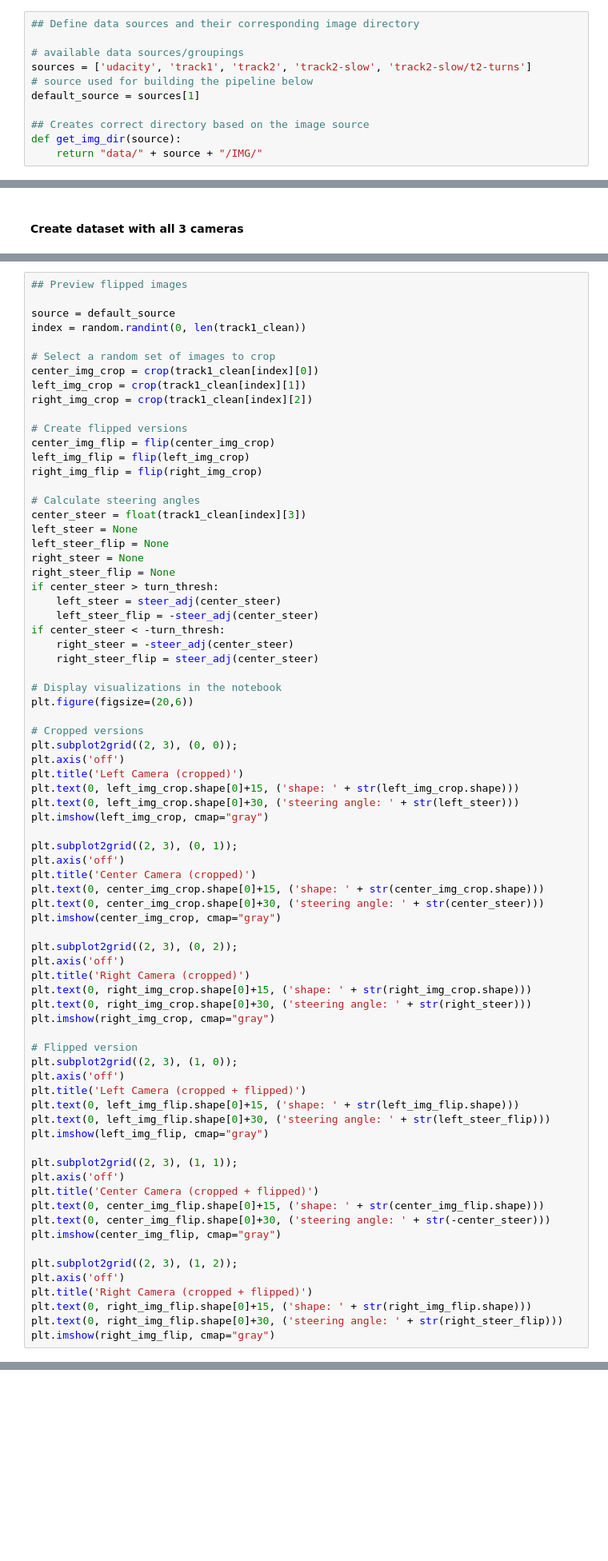
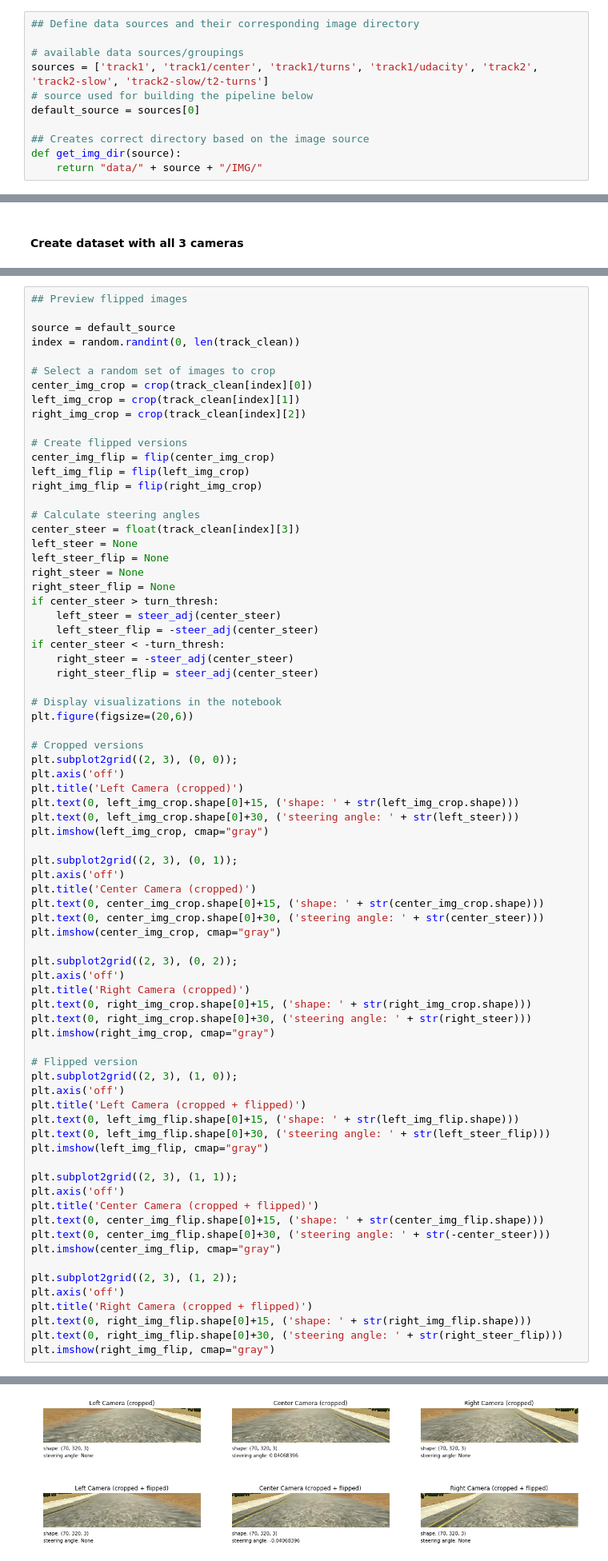
Before and after one commit to tommytracey/udacity, a Jupyter notebook: self-driving-nano/projects/3-behavioral-cloning/behavioral-cloning-v43.ipynb, the cells around one changed output, grey strips where cells are left out. Shown at 80% size. Drawn from its saved outputs; the diff is of its cells as text; blank space fills up the shorter version.

```diff
--- a/self-driving-nano/projects/3-behavioral-cloning/behavioral-cloning-v43.ipynb
+++ b/self-driving-nano/projects/3-behavioral-cloning/behavioral-cloning-v43.ipynb
@@ -259,9 +263,9 @@ Avg per bin: 1020.0
 ## Define data sources and their corresponding image directory
 
 # available data sources/groupings
-sources = ['udacity', 'track1', 'track2', 'track2-slow', 'track2-slow/t2-turns']
+sources = ['track1', 'track1/center', 'track1/turns', 'track1/udacity', 'track2', 'track2-slow', 'track2-slow/t2-turns']
 # source used for building the pipeline below
-default_source = sources[1]
+default_source = sources[0]
 
 ## Creates correct directory based on the image source
 def get_img_dir(source):
@@ -586,12 +590,12 @@ Again, we also crop the images here for demo purposes, so we get a better idea o
 ## Preview flipped images
 
 source = default_source
-index = random.randint(0, len(track1_clean))
+index = random.randint(0, len(track_clean))
 
 # Select a random set of images to crop
-center_img_crop = crop(track1_clean[index][0])
-left_img_crop = crop(track1_clean[index][1])
-right_img_crop = crop(track1_clean[index][2])
+center_img_crop = crop(track_clean[index][0])
+left_img_crop = crop(track_clean[index][1])
+right_img_crop = crop(track_clean[index][2])
 
 # Create flipped versions
 center_img_flip = flip(center_img_crop)
@@ -599,7 +603,7 @@ left_img_flip = flip(left_img_crop)
 right_img_flip = flip(right_img_crop)
 
 # Calculate steering angles
-center_steer = float(track1_clean[index][3])
+center_steer = float(track_clean[index][3])
 left_steer = None
 left_steer_flip = None
 right_steer = None
@@ -657,3 +661,4 @@ plt.title('Right Camera (cropped + flipped)')
 plt.text(0, right_img_flip.shape[0]+15, ('shape: ' + str(right_img_flip.shape)))
 plt.text(0, right_img_flip.shape[0]+30, ('steering angle: ' + str(right_steer_flip)))
 plt.imshow(right_img_flip, cmap="gray")
+# %% [output]
@@ -660,3 +666,4 @@ plt.imshow(right_img_flip, cmap="gray")
+[figure, added]
 # %% [markdown]
 #### Add flipped images to dataset
 The flipping procecess takes image filenames and outputs a flipped version of the image in its array format (160, 320, 3). So we also need to fetch the image arrays for the source image filenames. We do this via the `get_images()` function below.
```
Also changed, not shown: parts of 45 cells of this notebook.
